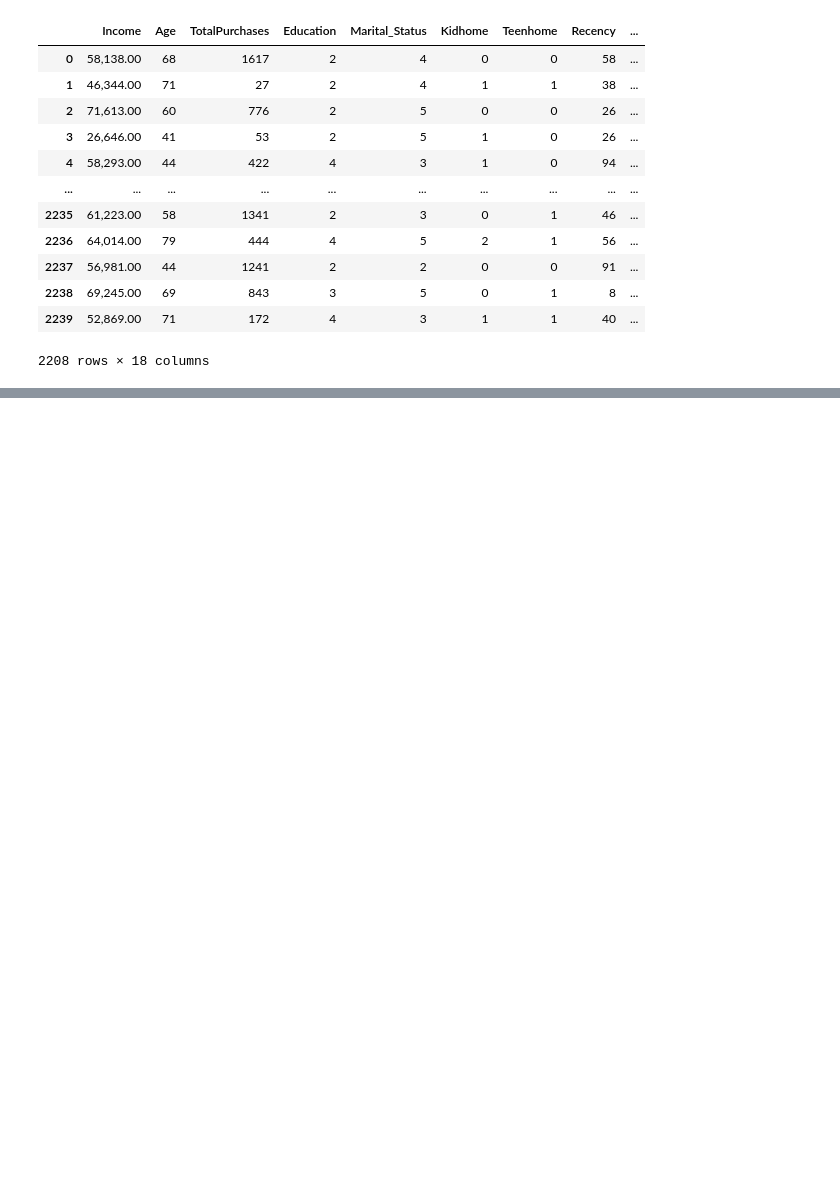
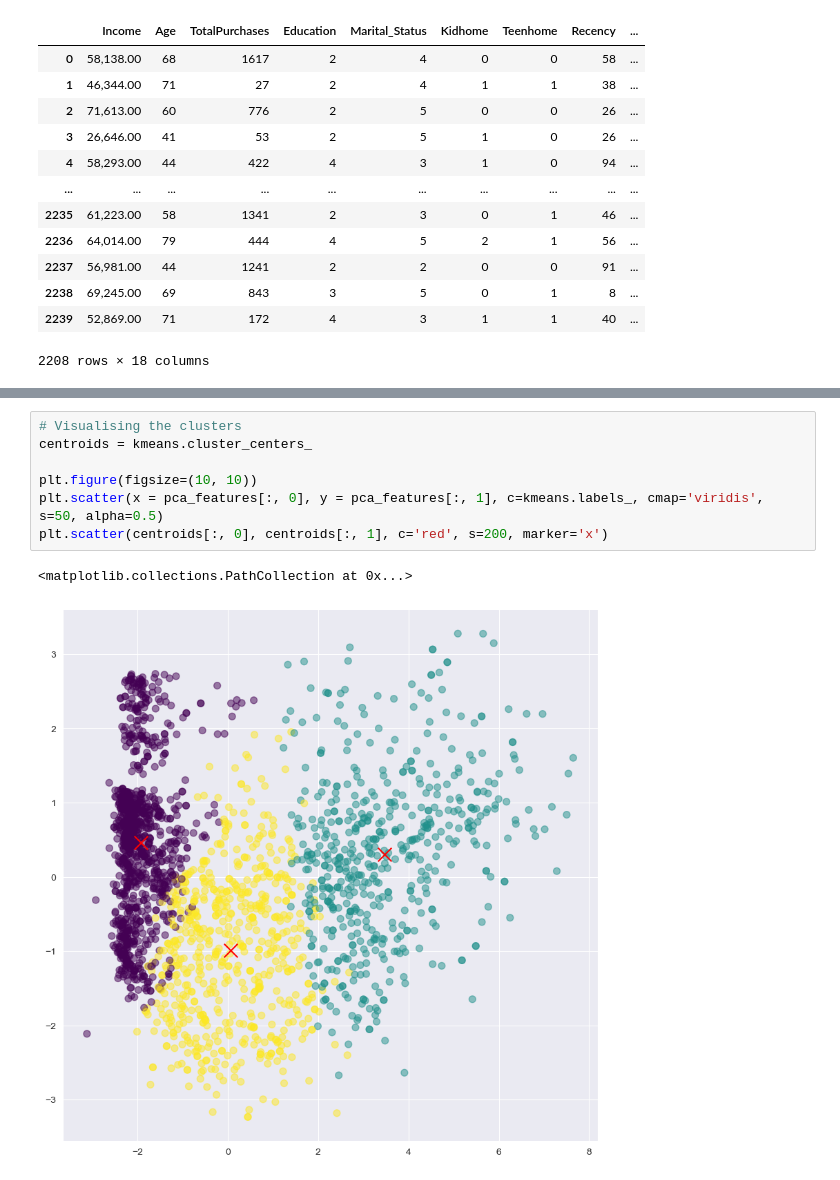
Before and after one commit to emmanuelaraba/customer-classification, a Jupyter notebook: customer-classification.ipynb, the cells around one changed output, grey strips where cells are left out. Cells and saved outputs as stored; diff of their text form; blank space fills up the shorter version.

```diff
--- a/customer-classification.ipynb
+++ b/customer-classification.ipynb
@@ -316,0 +369,10 @@ plt.show()
+# %%
+# Visualising the clusters
+centroids = kmeans.cluster_centers_
+
+plt.figure(figsize=(10, 10))
+plt.scatter(x = pca_features[:, 0], y = pca_features[:, 1], c=kmeans.labels_, cmap='viridis', s=50, alpha=0.5)
+plt.scatter(centroids[:, 0], centroids[:, 1], c='red', s=200, marker='x')
+# %% [output]
+<matplotlib.collections.PathCollection at 0x...>
+[figure, added]
```
Also changed, not shown: parts of 12 cells of this notebook.
